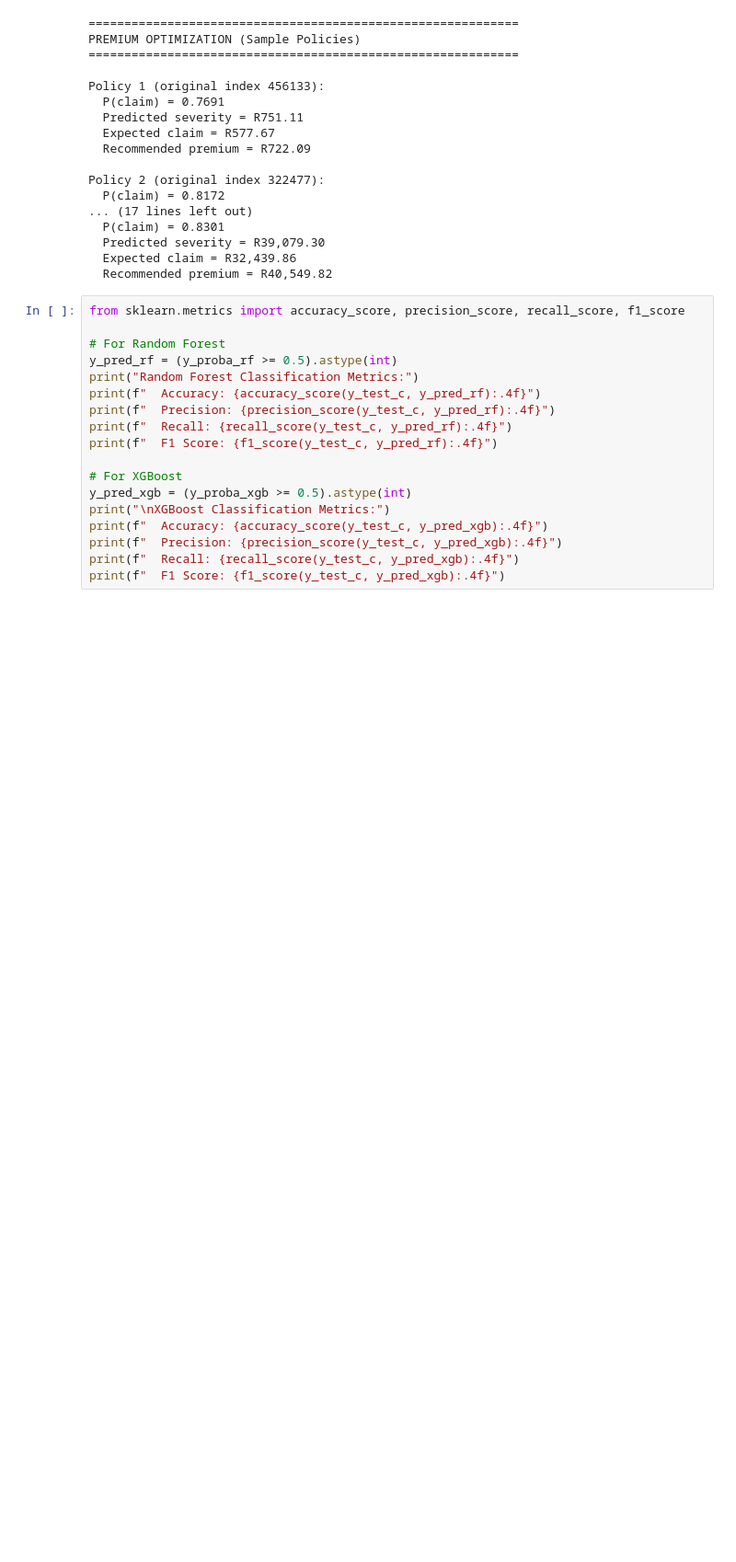
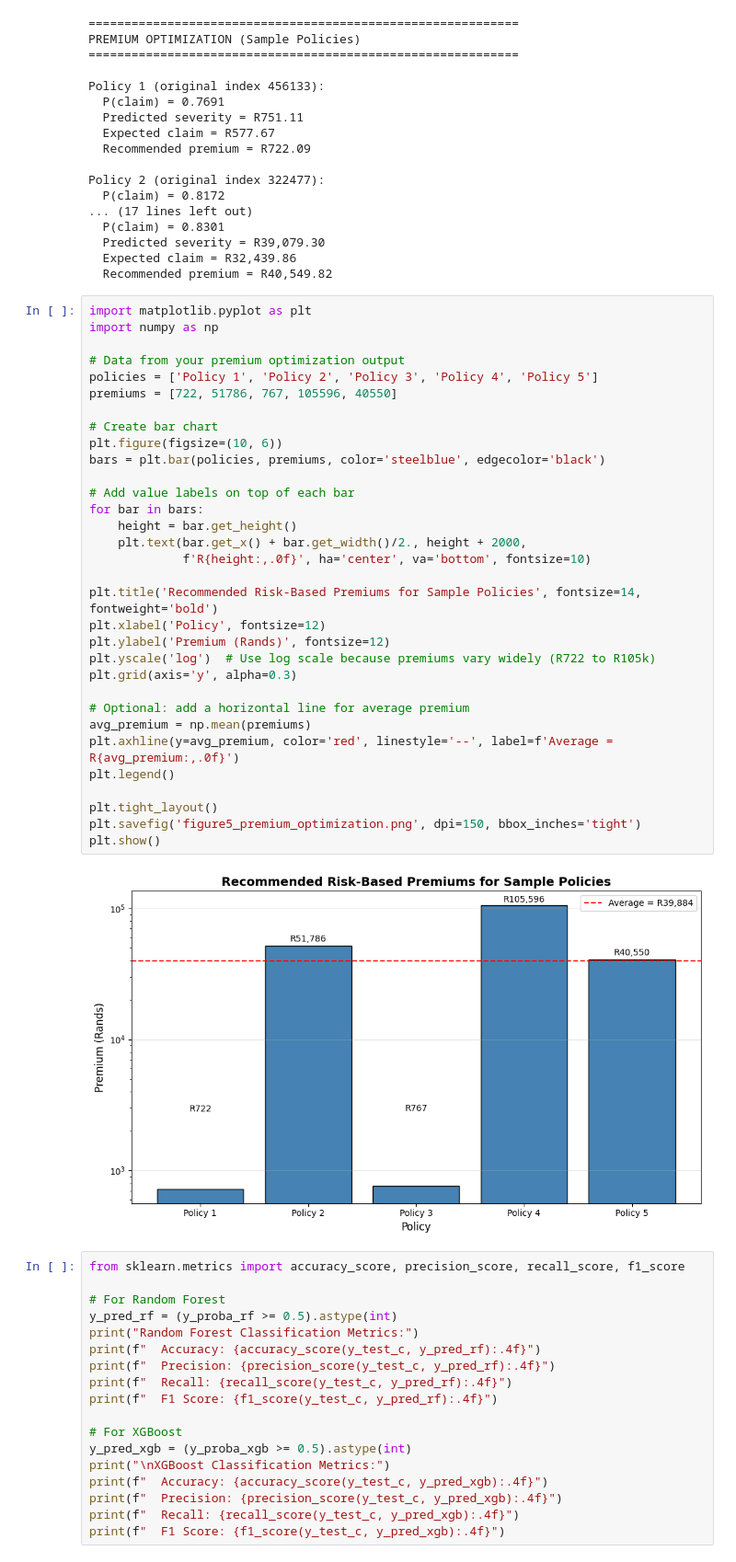
Before and after one commit to hawi088/insurance-risk-analytics, a Jupyter notebook: notebooks/task4.ipynb, the cells around one changed output. Shown at 92% size. Saved outputs shown, nothing was run; the diff lists cells and outputs as text; blank space fills up the shorter version.

Commit message:
feat: added premium recommendation diagram

```diff
--- a/notebooks/task4.ipynb
+++ b/notebooks/task4.ipynb
@@ -993,6 +993,40 @@ Policy 2 (original index 322477):
   Predicted severity = R39,079.30
   Expected claim = R32,439.86
   Recommended premium = R40,549.82
+# %%
+import matplotlib.pyplot as plt
+import numpy as np
+
+# Data from your premium optimization output
+policies = ['Policy 1', 'Policy 2', 'Policy 3', 'Policy 4', 'Policy 5']
+premiums = [722, 51786, 767, 105596, 40550]
+
+# Create bar chart
+plt.figure(figsize=(10, 6))
+bars = plt.bar(policies, premiums, color='steelblue', edgecolor='black')
+
+# Add value labels on top of each bar
+for bar in bars:
+    height = bar.get_height()
+    plt.text(bar.get_x() + bar.get_width()/2., height + 2000,
+             f'R{height:,.0f}', ha='center', va='bottom', fontsize=10)
+
+plt.title('Recommended Risk‑Based Premiums for Sample Policies', fontsize=14, fontweight='bold')
+plt.xlabel('Policy', fontsize=12)
+plt.ylabel('Premium (Rands)', fontsize=12)
+plt.yscale('log')  # Use log scale because premiums vary widely (R722 to R105k)
+plt.grid(axis='y', alpha=0.3)
+
+# Optional: add a horizontal line for average premium
+avg_premium = np.mean(premiums)
+plt.axhline(y=avg_premium, color='red', linestyle='--', label=f'Average = R{avg_premium:,.0f}')
+plt.legend()
+
+plt.tight_layout()
+plt.savefig('figure5_premium_optimization.png', dpi=150, bbox_inches='tight')
+plt.show()
+# %% [output]
+[figure, added]
 # %%
 from sklearn.metrics import accuracy_score, precision_score, recall_score, f1_score
 
```
Also changed, not shown: 1 other file.
